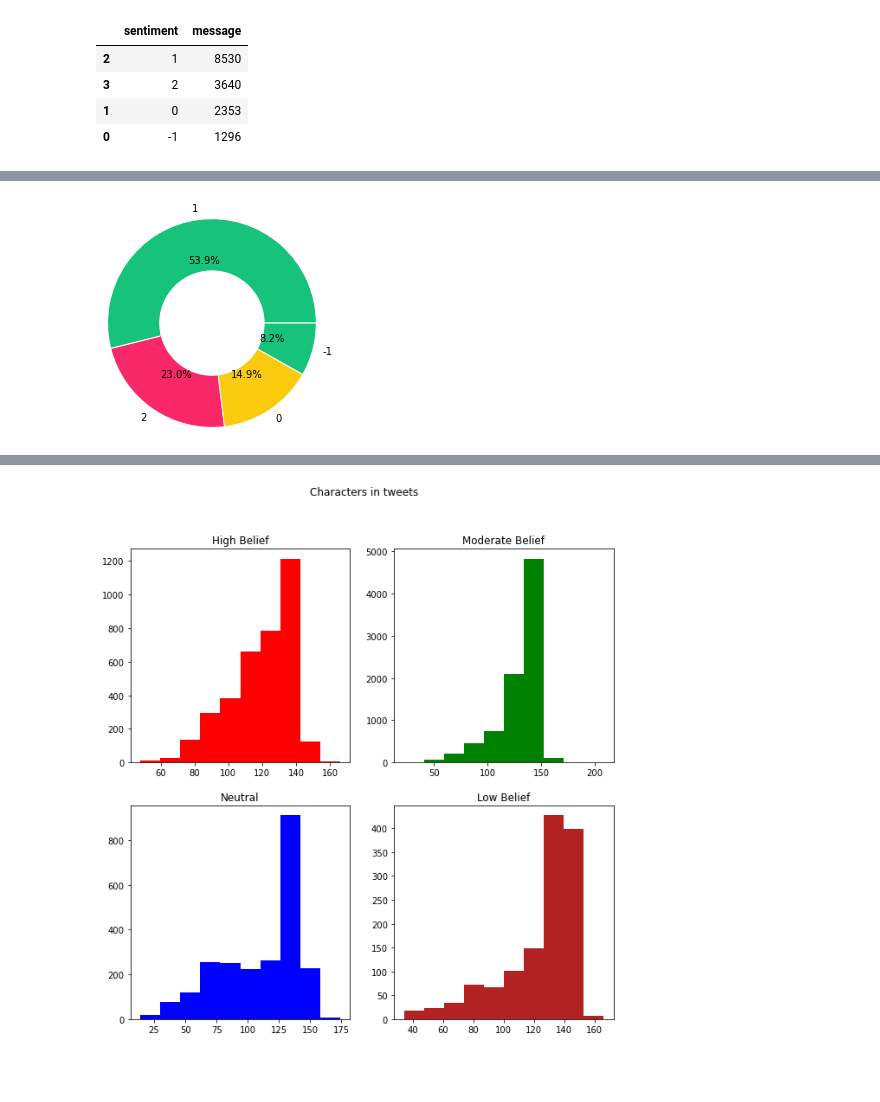
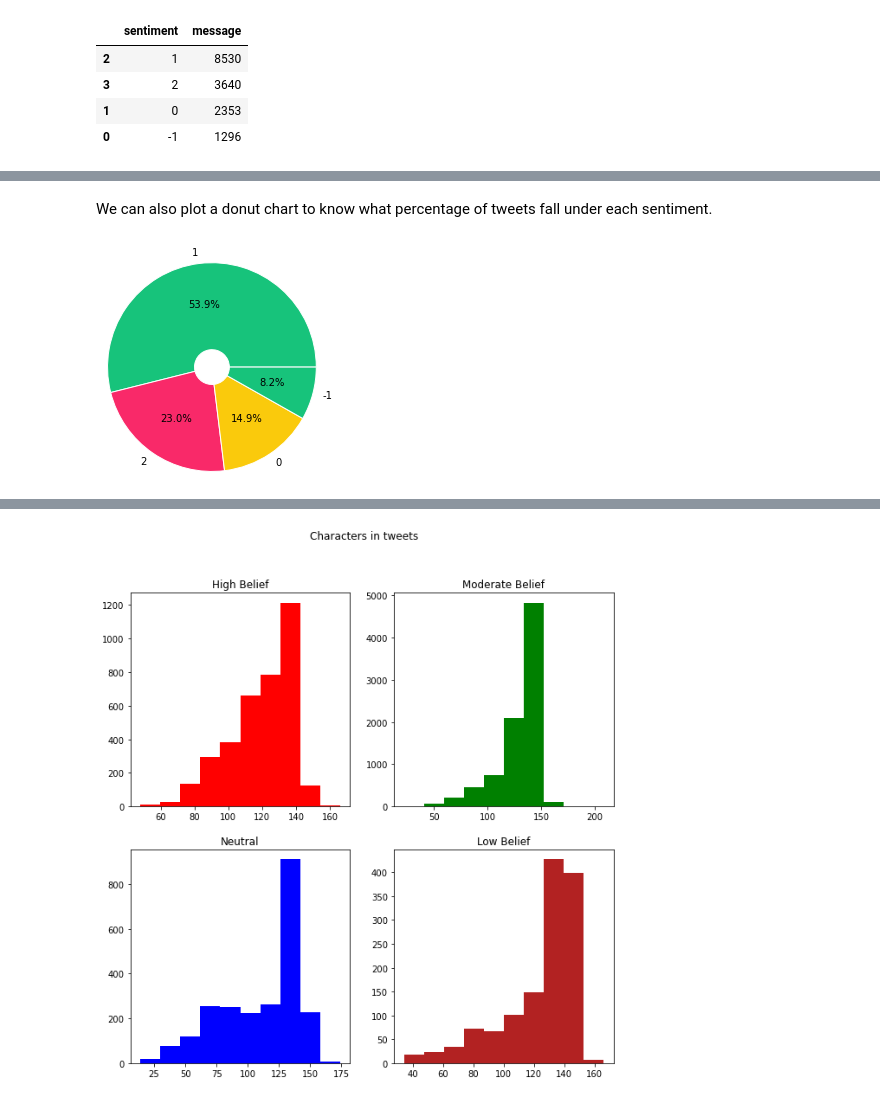
Before and after one commit to daniel-datasci/Climate-Change-Belief-Analysis-With-Twitter-Data, a Jupyter notebook: Climate Change Belief Analysis - 2201ACDS(TEAM NM4) Notebook.ipynb, the cells around one changed output, grey strips where cells are left out. Cells and saved outputs as stored; diff of their text form; code cells hidden in the pictures; blank space fills up the shorter version.

```diff
--- a/ACT Team NM4.ipynb
+++ b/Climate Change Belief Analysis - 2201ACDS(TEAM NM4) Notebook.ipynb
@@ -89,4 +83,4 @@ True
 # %%
-df = pd.read_csv('train.csv') # Loading the train data
-df.head() # First 5 columns of the train data
+df = pd.read_csv('train.csv', index_col='tweetid')
+df.head()
 # %% [output]
@@ -166,14 +204,16 @@ class_df.style.background_gradient(cmap='winter')
+# %% [markdown]
+We can also plot a donut chart to know what percentage of tweets fall under each sentiment.
 # %%
 # A donut chart that shows the total percentage of tweet for each sentiment group
 percent_class=class_df.message
 labels= class_df.sentiment
 
 colors = ['#17C37B','#F92969','#FACA0C']
 
 my_pie,_,_ = plt.pie(percent_class,radius = 1.2,labels=labels,colors=colors,autopct="%.1f%%")
 
-plt.setp(my_pie, width=0.6, edgecolor='white')
+plt.setp(my_pie, width=1, edgecolor='white')
 
 plt.show()
 # %% [output]
-[figure, old version]
+[figure, new version]
```
Also changed, not shown: parts of 104 cells of this notebook, 1 other file.
